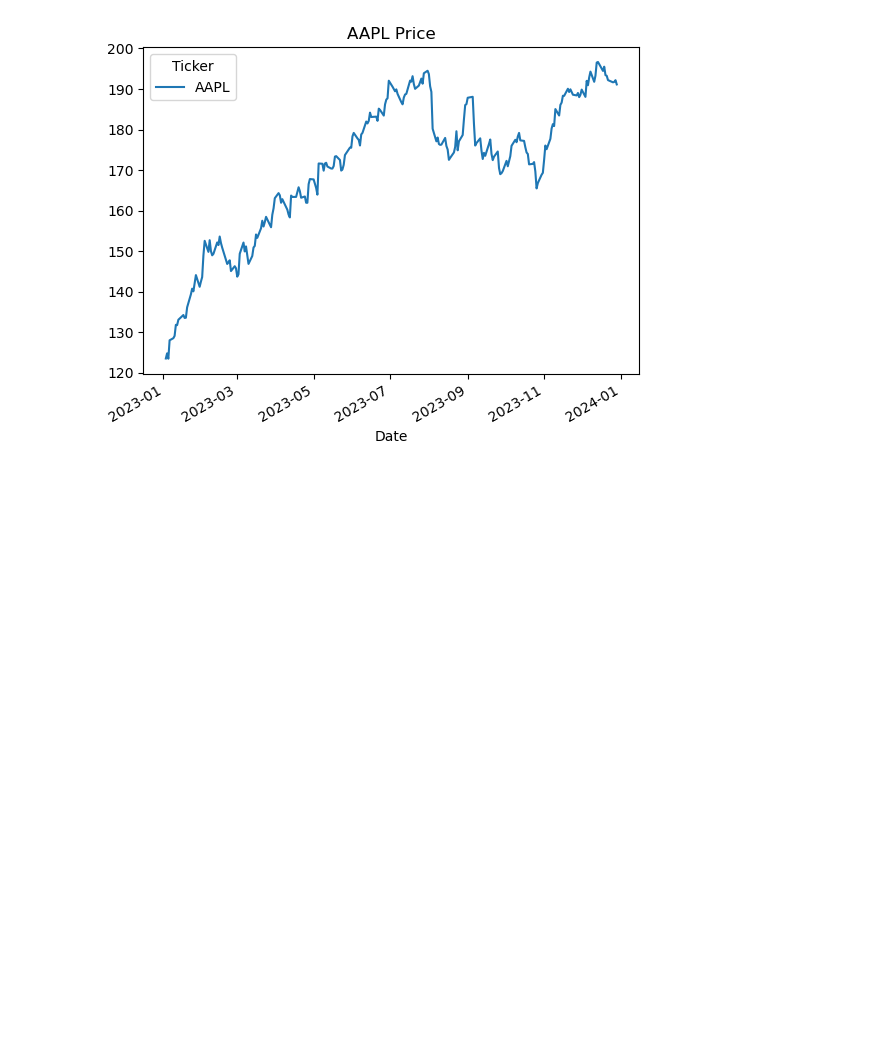
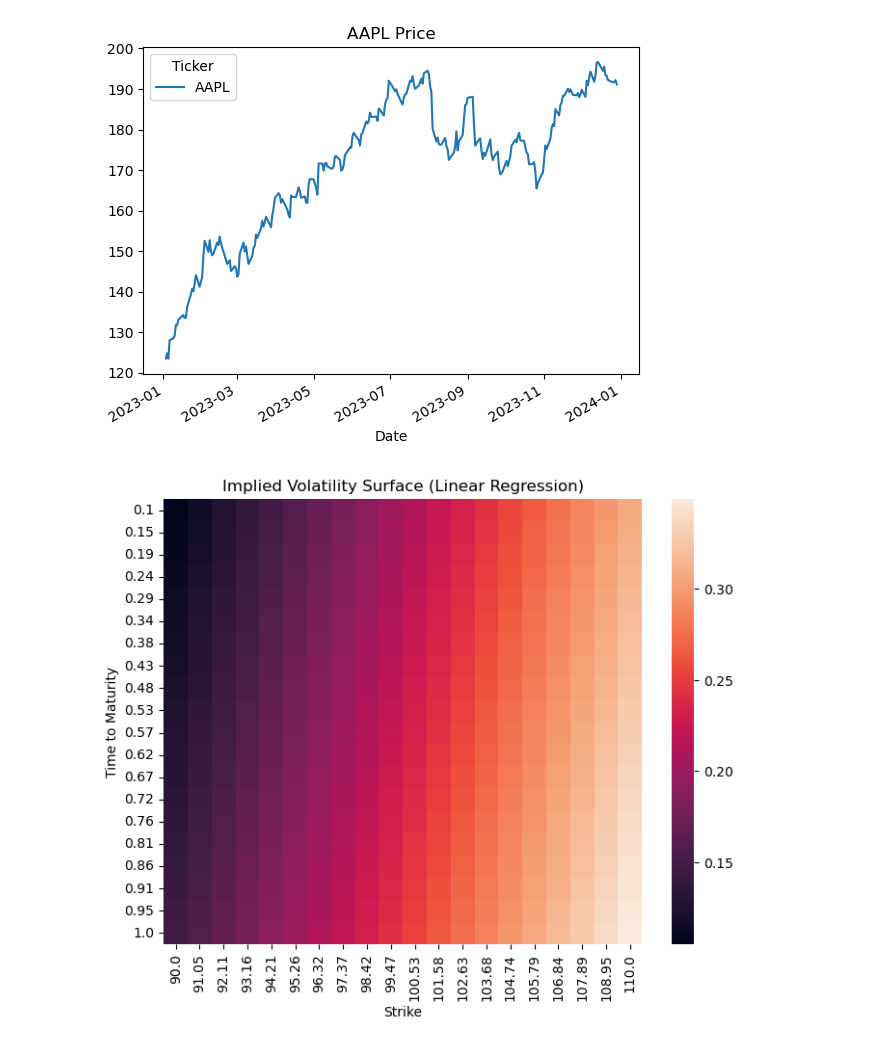
Before and after one commit to RezaCodz/Math_finance_models, a Jupyter notebook: models.ipynb, the cells around one changed output. Drawn from its saved outputs; the diff is of its cells as text; code cells hidden in the pictures; blank space fills up the shorter version.

```diff
--- a/models.ipynb
+++ b/models.ipynb
@@ -31,3 +34,26 @@ def implied_volatility(market_price, S, K, T, r, option_type='call'):
 
     result = brentq(difference, 1e-6, 5)
     return result
+# %%
+# Dummy data (replace with real market data)
+np.random.seed(0)
+K = np.linspace(90, 110, 20)
+T = np.linspace(0.1, 1.0, 20)
+K_grid, T_grid = np.meshgrid(K, T)
+IV = 0.2 + 0.01 * (K_grid - 100) + 0.05 * T_grid + np.random.normal(0, 0.01, size=K_grid.shape)
+
+X = np.column_stack([K_grid.ravel(), T_grid.ravel()])
+y = IV.ravel()
+
+reg = LinearRegression().fit(X, y)
+IV_pred = reg.predict(X).reshape(K_grid.shape)
+
+# Plot surface
+plt.figure(figsize=(8,6))
+sns.heatmap(IV_pred, xticklabels=np.round(K, 2), yticklabels=np.round(T, 2))
+plt.title("Implied Volatility Surface (Linear Regression)")
+plt.xlabel("Strike")
+plt.ylabel("Time to Maturity")
+plt.show()
+# %% [output]
+[figure, added]
```
Also changed, not shown: parts of 1 cell of this notebook.
